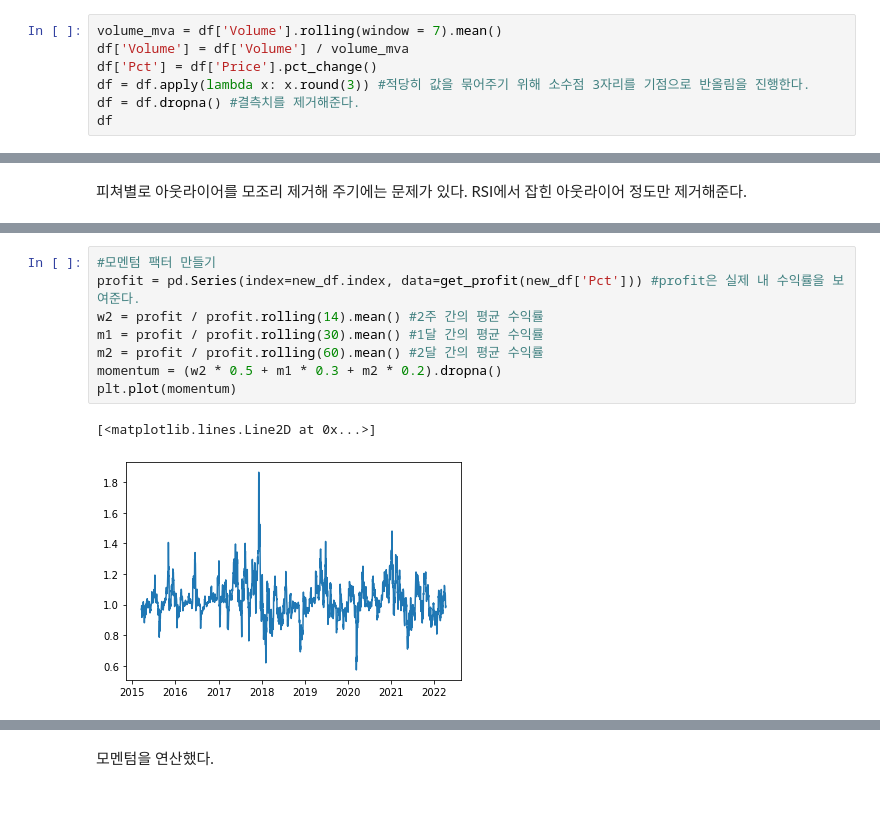
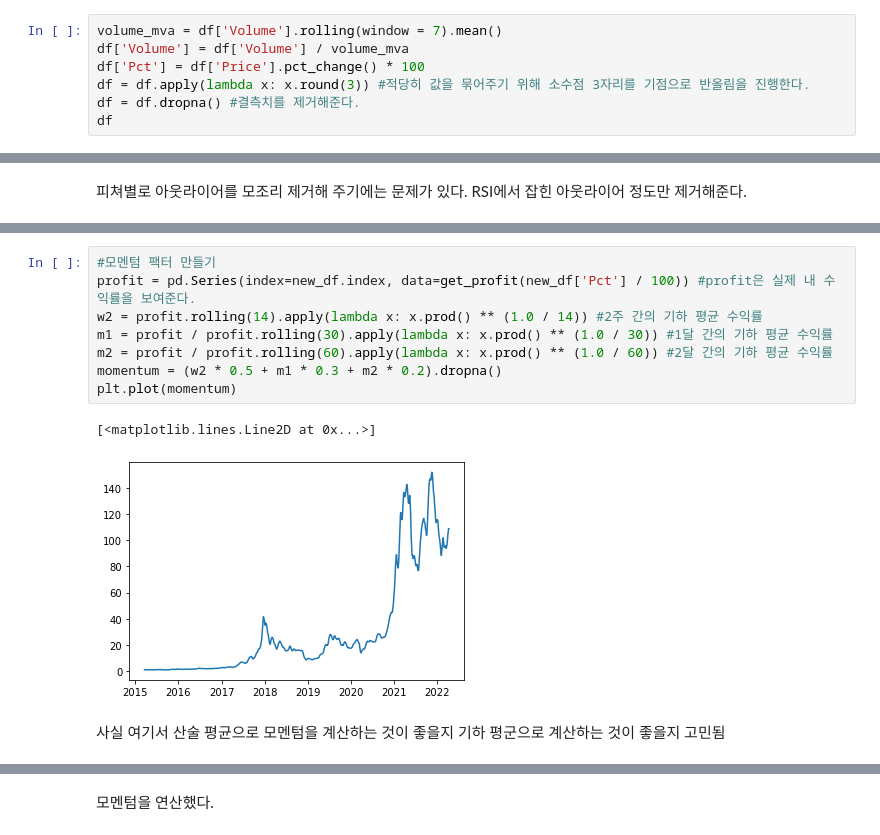
Before and after one commit to Think-JIn99/All-about-Market, a Jupyter notebook: trading/Jeong/machine_trade/EDA/btc/eda_btc_1d.ipynb, the cells around one changed output, grey strips where cells are left out. Saved outputs shown, nothing was run; the diff lists cells and outputs as text; blank space fills up the shorter version.

```diff
--- a/trading/Jeong/machine_trade/EDA/btc/eda_btc_1d.ipynb
+++ b/trading/Jeong/machine_trade/EDA/btc/eda_btc_1d.ipynb
@@ -70,7 +70,7 @@ volume은 시간이 지남에 따라 상승하는 경향이 보이므로 이동
 # %%
 volume_mva = df['Volume'].rolling(window = 7).mean()
 df['Volume'] = df['Volume'] / volume_mva
-df['Pct'] = df['Price'].pct_change()
+df['Pct'] = df['Price'].pct_change() * 100
 df = df.apply(lambda x: x.round(3)) #적당히 값을 묶어주기 위해 소수점 3자리를 기점으로 반올림을 진행한다.
 df = df.dropna() #결측치를 제거해준다.
 df
@@ -315,14 +312,16 @@ plt.plot(get_profit(new_df['Pct']))
 # %%
 #모멘텀 팩터 만들기
-profit = pd.Series(index=new_df.index, data=get_profit(new_df['Pct'])) #profit은 실제 내 수익률을 보여준다.
-w2 = profit / profit.rolling(14).mean() #2주 간의 평균 수익률
-m1 = profit / profit.rolling(30).mean() #1달 간의 평균 수익률
-m2 = profit / profit.rolling(60).mean() #2달 간의 평균 수익률
+profit = pd.Series(index=new_df.index, data=get_profit(new_df['Pct'] / 100)) #profit은 실제 내 수익률을 보여준다.
+w2 = profit.rolling(14).apply(lambda x: x.prod() ** (1.0 / 14)) #2주 간의 기하 평균 수익률
+m1 = profit / profit.rolling(30).apply(lambda x: x.prod() ** (1.0 / 30)) #1달 간의 기하 평균 수익률
+m2 = profit / profit.rolling(60).apply(lambda x: x.prod() ** (1.0 / 60)) #2달 간의 기하 평균 수익률
 momentum = (w2 * 0.5 + m1 * 0.3 + m2 * 0.2).dropna()
 plt.plot(momentum)
 # %% [output]
 [<matplotlib.lines.Line2D at 0x...>]
-[figure, old version]
+[figure, new version]
+# %% [markdown]
+사실 여기서 산술 평균으로 모멘텀을 계산하는 것이 좋을지 기하 평군으로 계산하는 것이 좋을지 고민됨
 # %%
 momentum.index = new_df.index[59:] #모멘텀 지표를 df에 추가해준다.
 momentum.name = "Moment"
```
Also changed, not shown: parts of 24 cells of this notebook.
